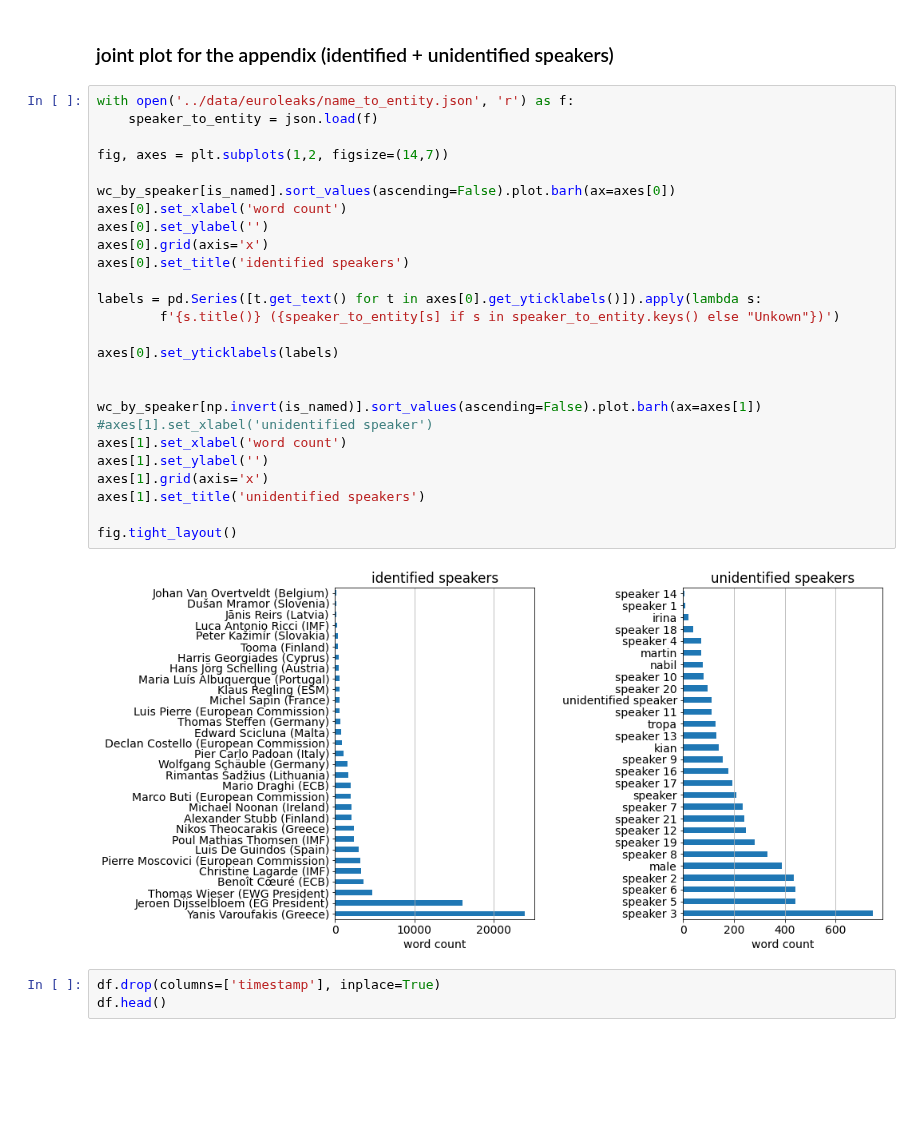
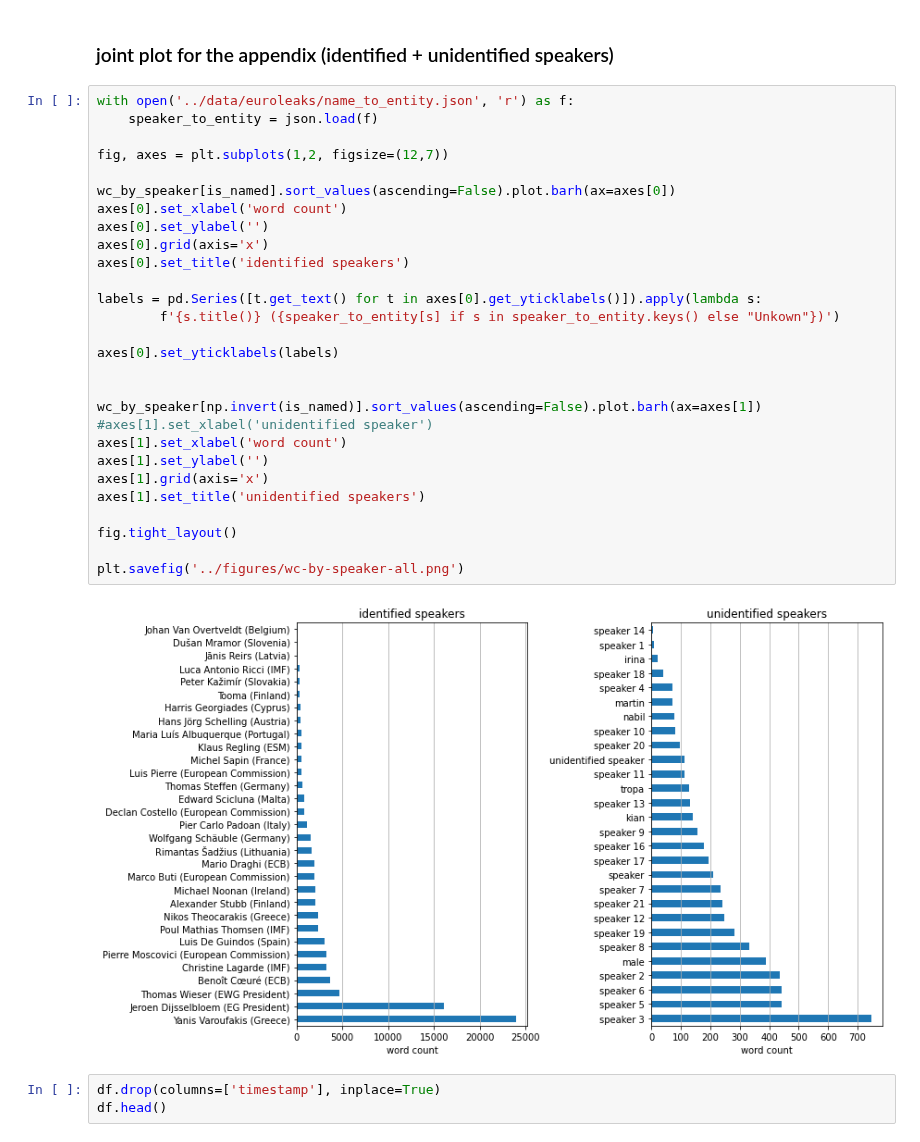
Before and after one commit to ariansajina/master-thesis, a Jupyter notebook: notebooks/preliminary_analysis.ipynb, the cells around one changed output. Cells and saved outputs as stored; diff of their text form; blank space fills up the shorter version.

```diff
--- a/notebooks/preliminary_analysis.ipynb
+++ b/notebooks/preliminary_analysis.ipynb
@@ -125,31 +121,33 @@ print(f'{np.round(x*100,4)} % of words belong to unnamed speakers.')
 # %%
 with open('../data/euroleaks/name_to_entity.json', 'r') as f:
     speaker_to_entity = json.load(f)
 
-fig, axes = plt.subplots(1,2, figsize=(14,7))
+fig, axes = plt.subplots(1,2, figsize=(12,7))
 
 wc_by_speaker[is_named].sort_values(ascending=False).plot.barh(ax=axes[0])
 axes[0].set_xlabel('word count')
 axes[0].set_ylabel('')
 axes[0].grid(axis='x')
 axes[0].set_title('identified speakers')
 
 labels = pd.Series([t.get_text() for t in axes[0].get_yticklabels()]).apply(lambda s:
         f'{s.title()} ({speaker_to_entity[s] if s in speaker_to_entity.keys() else "Unkown"})')
 
 axes[0].set_yticklabels(labels)
 
 
 wc_by_speaker[np.invert(is_named)].sort_values(ascending=False).plot.barh(ax=axes[1])
 #axes[1].set_xlabel('unidentified speaker')
 axes[1].set_xlabel('word count')
 axes[1].set_ylabel('')
 axes[1].grid(axis='x')
 axes[1].set_title('unidentified speakers')
 
 fig.tight_layout()
+
+plt.savefig('../figures/wc-by-speaker-all.png')
 # %% [output]
-[figure, old version]
+[figure, new version]
 # %%
 df.drop(columns=['timestamp'], inplace=True)
 df.head()
```
Also changed, not shown: parts of 17 cells of this notebook, 1 other file.
